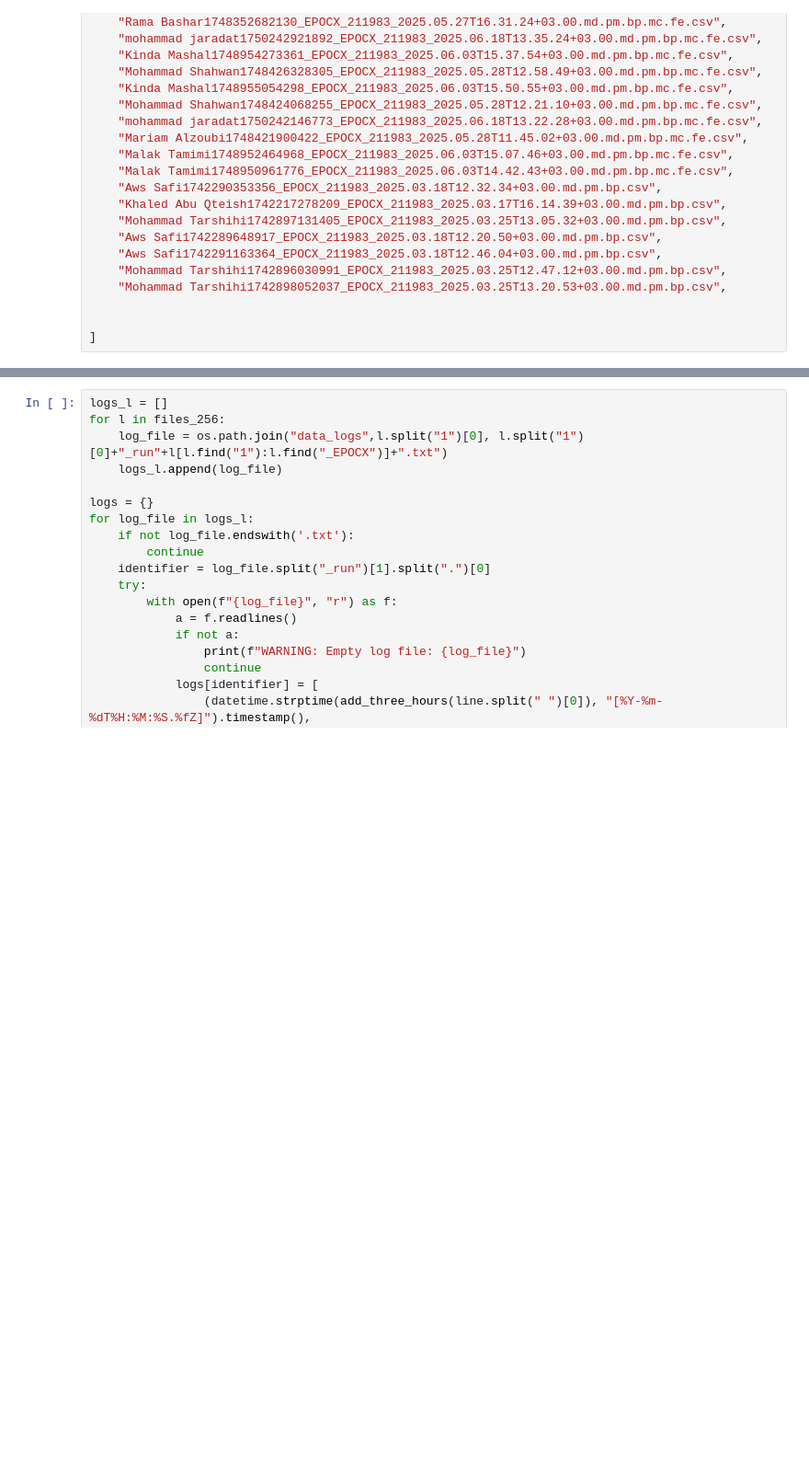
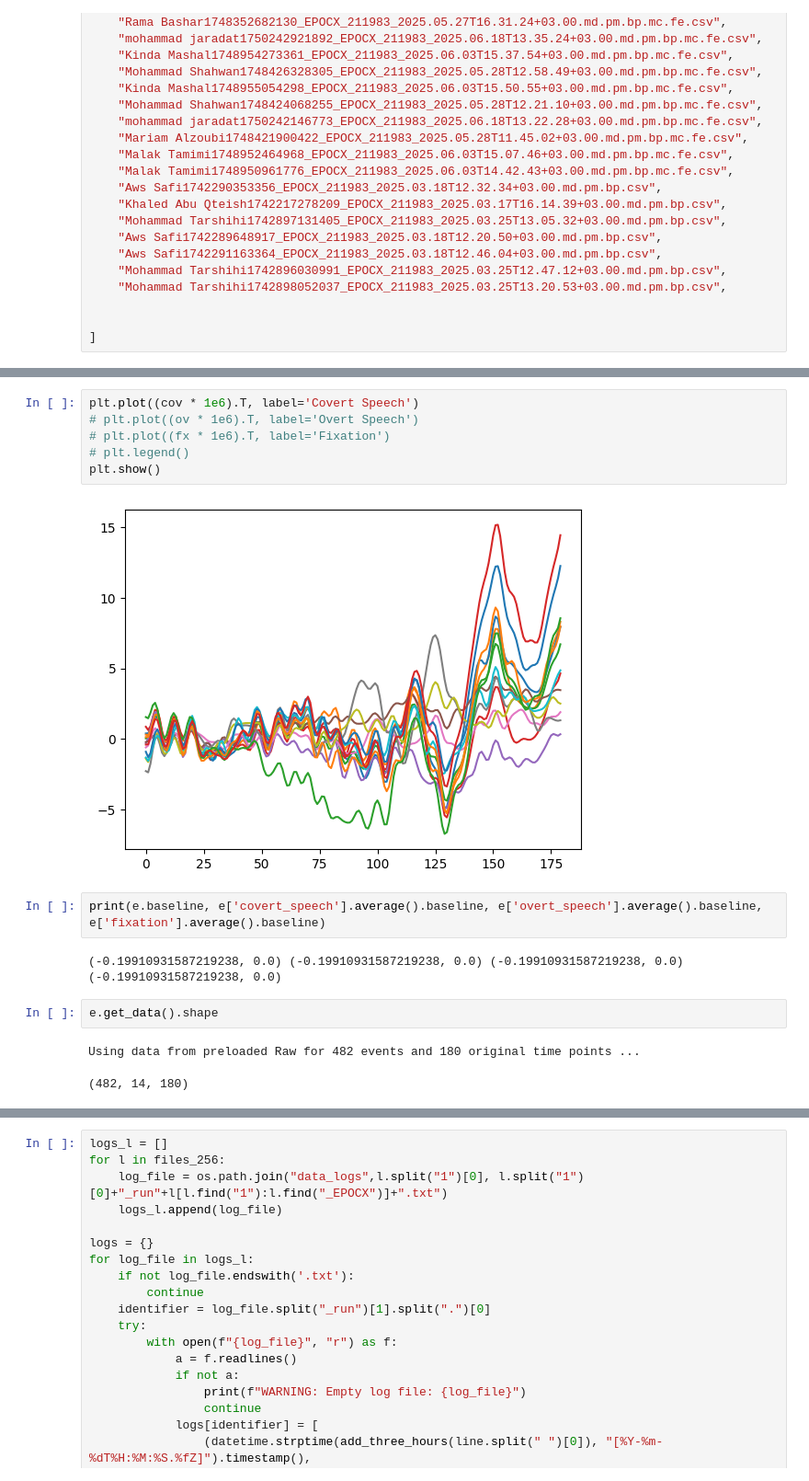
Before and after one commit to nasseralbess/imagined-speech, a Jupyter notebook: simpler.ipynb, the cells around one changed output, grey strips where cells are left out. Shown at 92% size. Drawn from its saved outputs; the diff is of its cells as text; blank space fills up the shorter version.

```diff
--- a/simpler.ipynb
+++ b/simpler.ipynb
@@ -89,0 +178,17 @@ files_256 = [
+# %%
+plt.plot((cov * 1e6).T, label='Covert Speech')
+# plt.plot((ov * 1e6).T, label='Overt Speech')
+# plt.plot((fx * 1e6).T, label='Fixation')
+# plt.legend()
+plt.show()
+# %% [output]
+[figure, added]
+# %%
+print(e.baseline, e['covert_speech'].average().baseline, e['overt_speech'].average().baseline, e['fixation'].average().baseline)
+# %% [output]
+(-0.19910931587219238, 0.0) (-0.19910931587219238, 0.0) (-0.19910931587219238, 0.0) (-0.19910931587219238, 0.0)
+# %%
+e.get_data().shape
+# %% [output]
+Using data from preloaded Raw for 482 events and 180 original time points ...
+(482, 14, 180)
```
Also changed, not shown: parts of 38 cells of this notebook, 13 other files.
